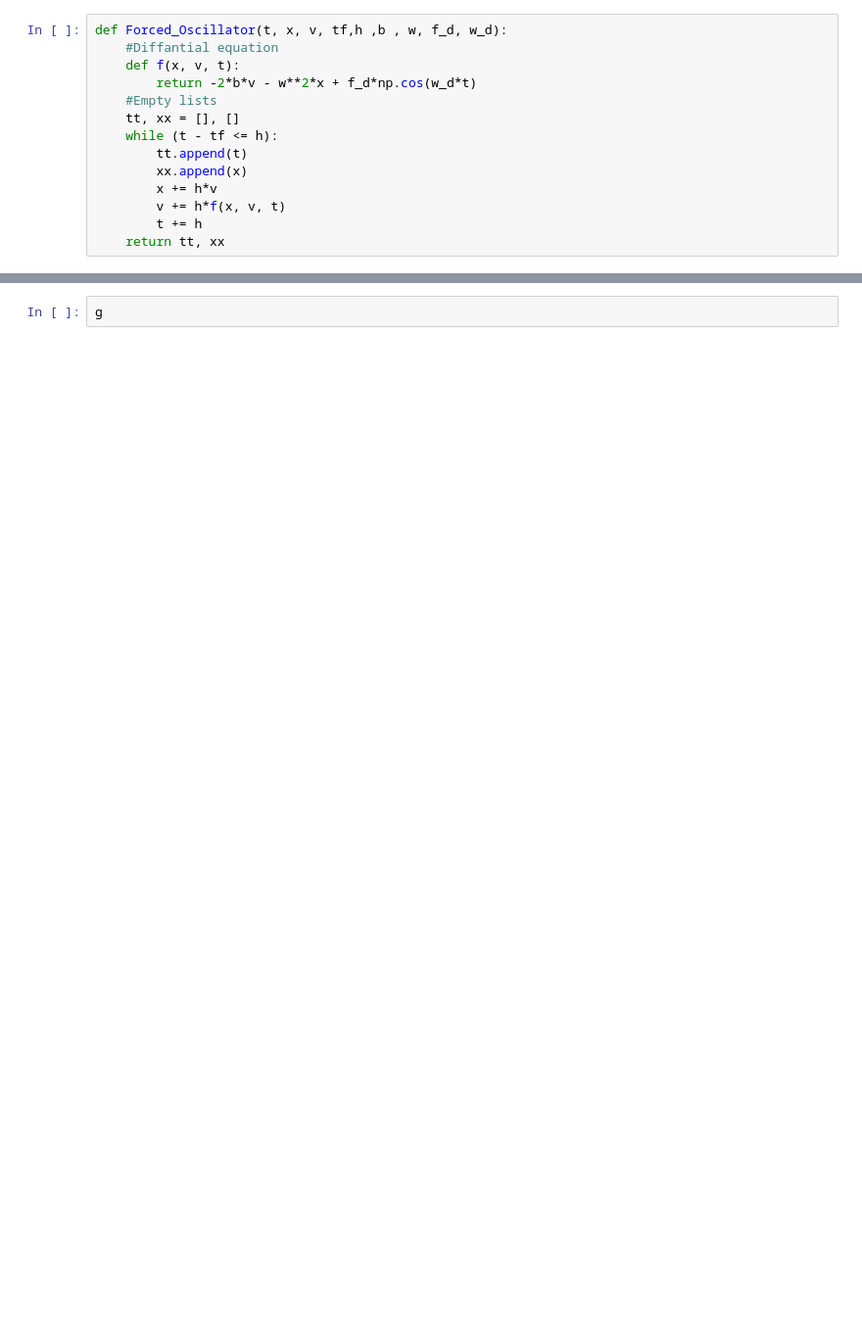
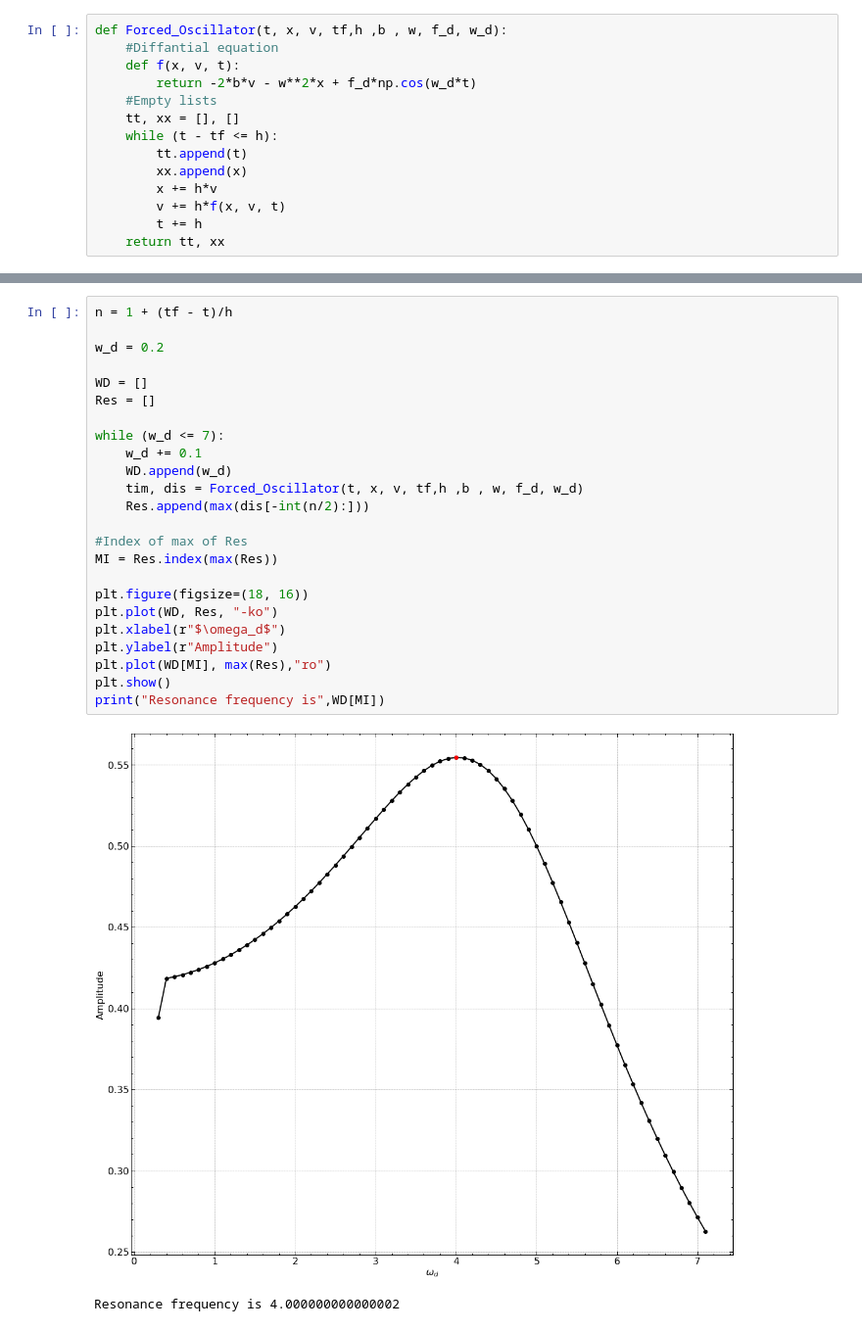
Before and after one commit to Souvik-0612/UnderGrad, a Jupyter notebook: Forced oscillator.ipynb, the cells around one changed output, grey strips where cells are left out. Shown at 98% size. Drawn from its saved outputs; the diff is of its cells as text; blank space fills up the shorter version.

```diff
--- a/Forced oscillator.ipynb
+++ b/Forced oscillator.ipynb
@@ -33,2 +47,27 @@ plt.show()
-# %%
-g
+# %%
+n = 1 + (tf - t)/h
+
+w_d = 0.2
+
+WD = []
+Res = []
+
+while (w_d <= 7):
+    w_d += 0.1
+    WD.append(w_d)
+    tim, dis = Forced_Oscillator(t, x, v, tf,h ,b , w, f_d, w_d)
+    Res.append(max(dis[-int(n/2):]))
+
+#Index of max of Res
+MI = Res.index(max(Res))
+
+plt.figure(figsize=(18, 16))
+plt.plot(WD, Res, "-ko")
+plt.xlabel(r"$\omega_d$")
+plt.ylabel(r"Amplitude")
+plt.plot(WD[MI], max(Res),"ro")
+plt.show()
+print("Resonance frequency is",WD[MI])
+# %% [output]
+[figure, added]
+Resonance frequency is 4.000000000000002
```
Also changed, not shown: parts of 4 cells of this notebook.
